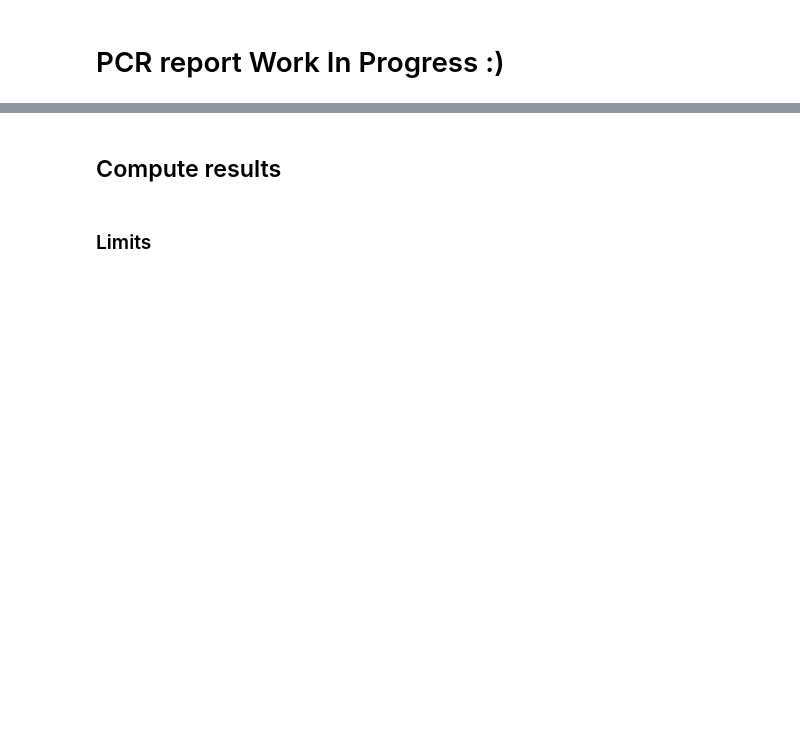
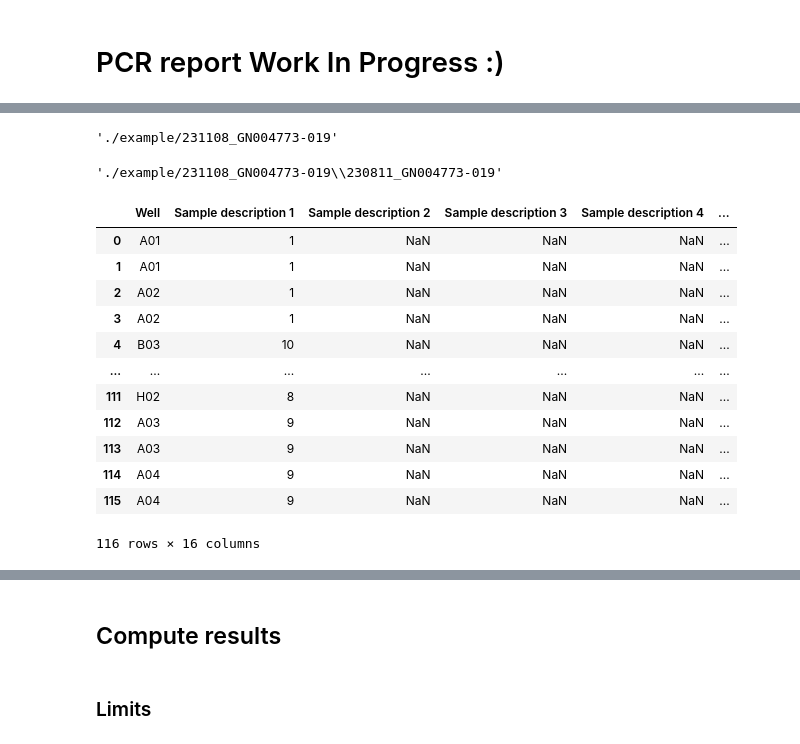
Before and after one commit to igicerovsky/pcr-report, a Jupyter notebook: pcrep.ipynb, the cells around one changed output, grey strips where cells are left out. Drawn from its saved outputs; the diff is of its cells as text; code cells hidden in the pictures; blank space fills up the shorter version.

```diff
--- a/pcrep.ipynb
+++ b/pcrep.ipynb
@@ -16,7 +26,8 @@ out_name
 import pandas as pd
 import os
 
-INPUT_PCR_DATA = "./example/230901_GN004308-086/230901_GN004308-086_20230901_112734_186.csv"
+# INPUT_PCR_DATA = "./example/230901_GN004308-086/230901_GN004308-086_20230901_112734_186.csv"
+INPUT_PCR_DATA  =  "./example/231108_GN004773-019/230811_GN004773-019_20230811_100101_999.csv"
 df = pd.read_csv(INPUT_PCR_DATA, delimiter=';')
 df = df.replace(',', '.', regex=True)
 CONC_NAME = 'Conc(copies/µL)'
@@ -40,4 +51,23 @@ BASE_FILEPATH = os.path.join(
     WORK_DIR, '{}_{}'.format(parsedc['date'], parsedc['gn']))
 display(WORK_DIR)
 display(BASE_FILEPATH)
+# %% [output]
+'./example/231108_GN004773-019'
+'./example/231108_GN004773-019\\230811_GN004773-019'
+# %%
+df
+# %% [output]
+|  | Well | Sample description 1 | Sample description 2 | Sample description 3 | Sample description 4 | ... |
+| 0 | A01 | 1 | NaN | NaN | NaN | ... |
+| 1 | A01 | 1 | NaN | NaN | NaN | ... |
+| 2 | A02 | 1 | NaN | NaN | NaN | ... |
+| 3 | A02 | 1 | NaN | NaN | NaN | ... |
+| 4 | B03 | 10 | NaN | NaN | NaN | ... |
+| ... | ... | ... | ... | ... | ... | ... |
+| 111 | H02 | 8 | NaN | NaN | NaN | ... |
+| 112 | A03 | 9 | NaN | NaN | NaN | ... |
+| 113 | A03 | 9 | NaN | NaN | NaN | ... |
+| 114 | A04 | 9 | NaN | NaN | NaN | ... |
+| 115 | A04 | 9 | NaN | NaN | NaN | ... |
+116 rows × 16 columns
 # %%
```
Also changed, not shown: parts of 24 cells of this notebook, 1 other file.
